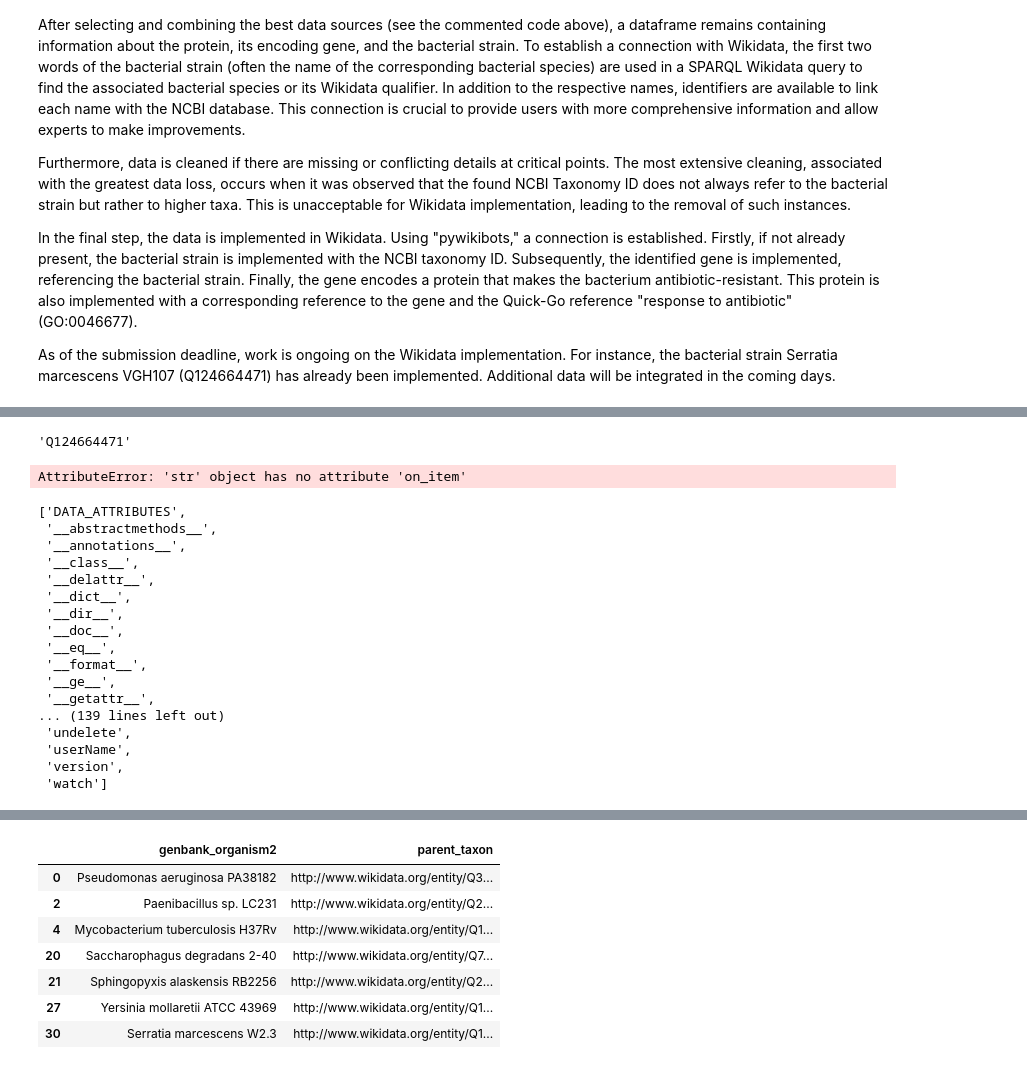
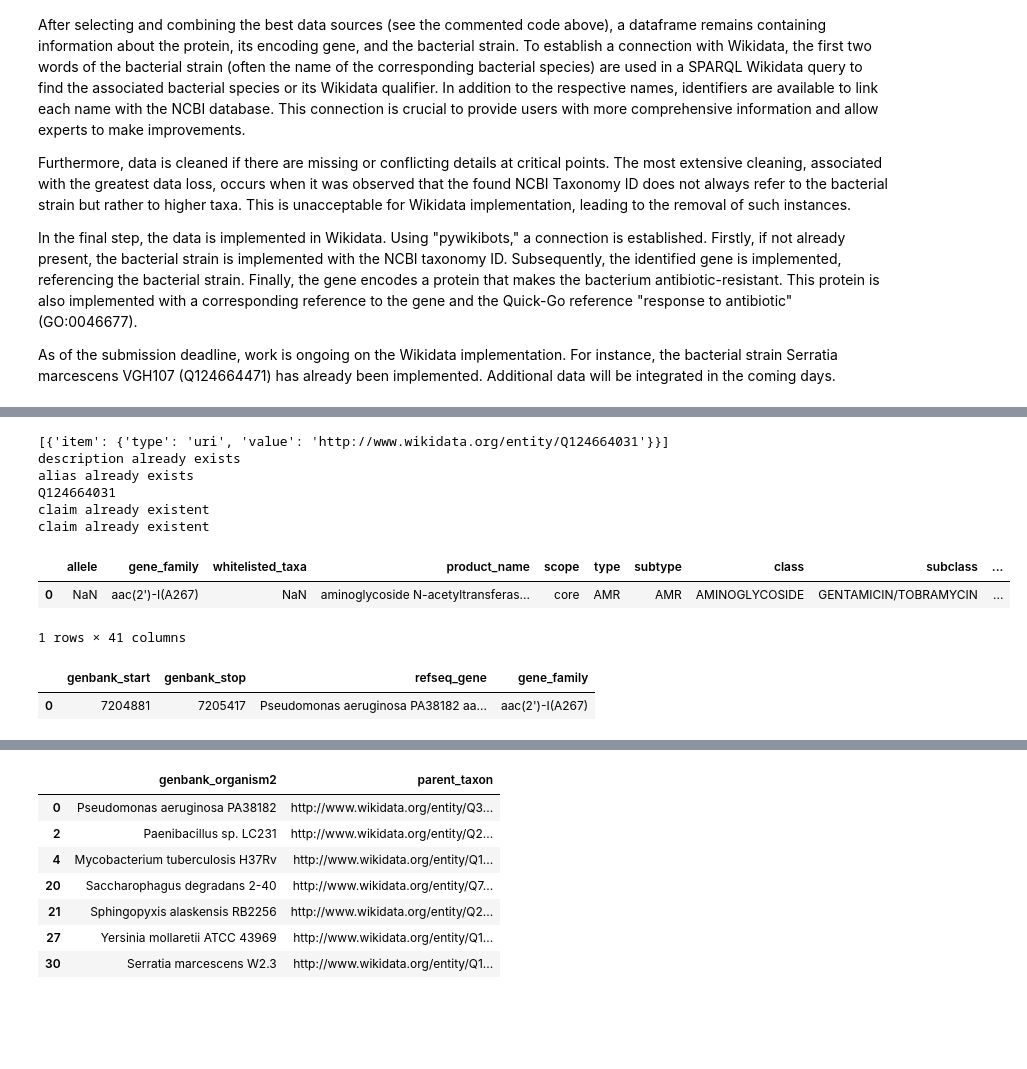
Before and after one commit to gjmm07/DS_LOD_and_Knowledge_Graphs_2023_Finn_Heydemann, a Jupyter notebook: main.ipynb, the cells around one changed output, grey strips where cells are left out. Saved outputs shown, nothing was run; the diff lists cells and outputs as text; code cells hidden in the pictures; blank space fills up the shorter version.

Commit message:
wikidata adder improved

```diff
--- a/main.ipynb
+++ b/main.ipynb
@@ -612,35 +470,37 @@ NCBI Taxonomy ID 1263833 added to Q124664471.
-# %%
-site = pywikibot.Site("test", "wikidata")
-repo = site.data_repository()
-item = pywikibot.ItemPage(repo, "Q124664471")
-item.getID()
-# %% [output]
-'Q124664471'
-# %%
-
-qualifier = pywikibot.Claim(repo, u'P685')
-target = pywikibot.ItemPage(repo, "Q35409")
-qualifier.setTarget(target)
-claim.addQualifier(qualifier, summary=u'Adding a qualifier.')
-# %% [output]
-AttributeError: 'str' object has no attribute 'on_item'
-# %%
-dir(item)
-# %% [output]
-['DATA_ATTRIBUTES',
- '__abstractmethods__',
- '__annotations__',
- '__class__',
- '__delattr__',
- '__dict__',
- '__dir__',
- '__doc__',
- '__eq__',
- '__format__',
- '__ge__',
- '__getattr__',
-... (139 lines left out)
- 'undelete',
- 'userName',
- 'version',
- 'watch']
+# %%
+from WikidataAdder import StrainWikidataAdder
+
+
+def wikidata_wrapper(df_row: pd.Series) -> str:
+    wa = StrainWikidataAdder(df_row, sim=False) # Set sim to True unless you really want to include data into wikidata
+    wa.create_strain()
+    wa.add_instance_of_strain()
+    wa.add_taxon_name()
+    wa.add_parent_taxon()
+    wa.add_ncbi_taxonomy_id()
+    return wa.strain_page.getID()
+# %%
+##################
+### DISCLAIMER ###
+##################
+# This is not finished yet - I have to dive deeper into this
+# will be finished in the coming days
+
+z = df.iloc[0:1].copy()
+z["strain_wd_id"] = z.apply(wikidata_wrapper, axis=1)
+z
+# %% [output]
+[{'item': {'type': 'uri', 'value': 'http://www.wikidata.org/entity/Q124664031'}}]
+description already exists
+alias already exists
+Q124664031
+claim already existent
+claim already existent
+|  | allele | gene_family | whitelisted_taxa | product_name | scope | type | subtype | class | subclass | ... |
+| 0 | NaN | aac(2')-I(A267) | NaN | aminoglycoside N-acetyltransferas... | core | AMR | AMR | AMINOGLYCOSIDE | GENTAMICIN/TOBRAMYCIN | ... |
+1 rows × 41 columns
+# %%
+z[["genbank_start", "genbank_stop", "refseq_gene", "gene_family"]]
+# %% [output]
+|  | genbank_start | genbank_stop | refseq_gene | gene_family |
+| 0 | 7204881 | 7205417 | Pseudomonas aeruginosa PA38182 aa... | aac(2')-I(A267) |
```
Also changed, not shown: parts of 8 cells of this notebook, 4 other files.
